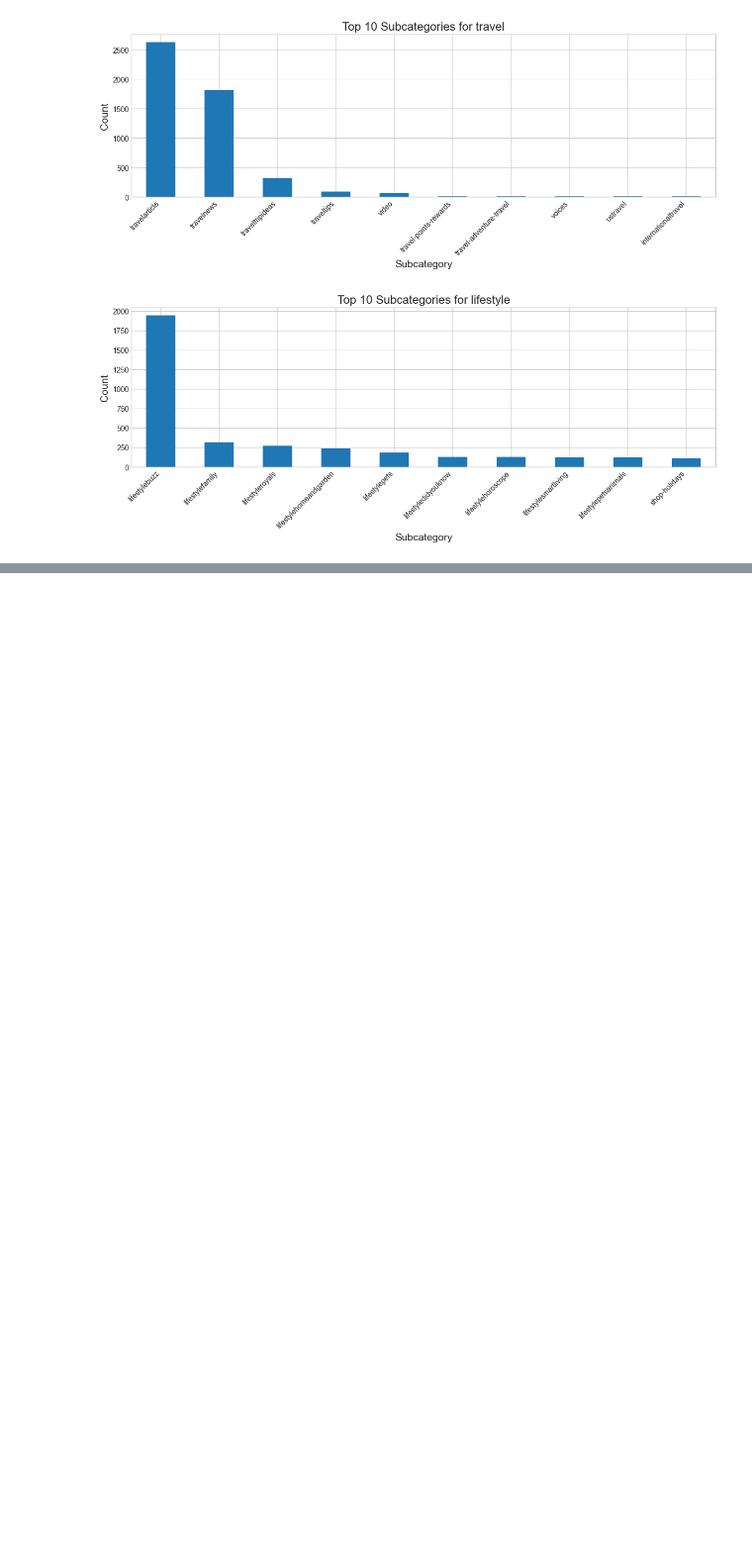
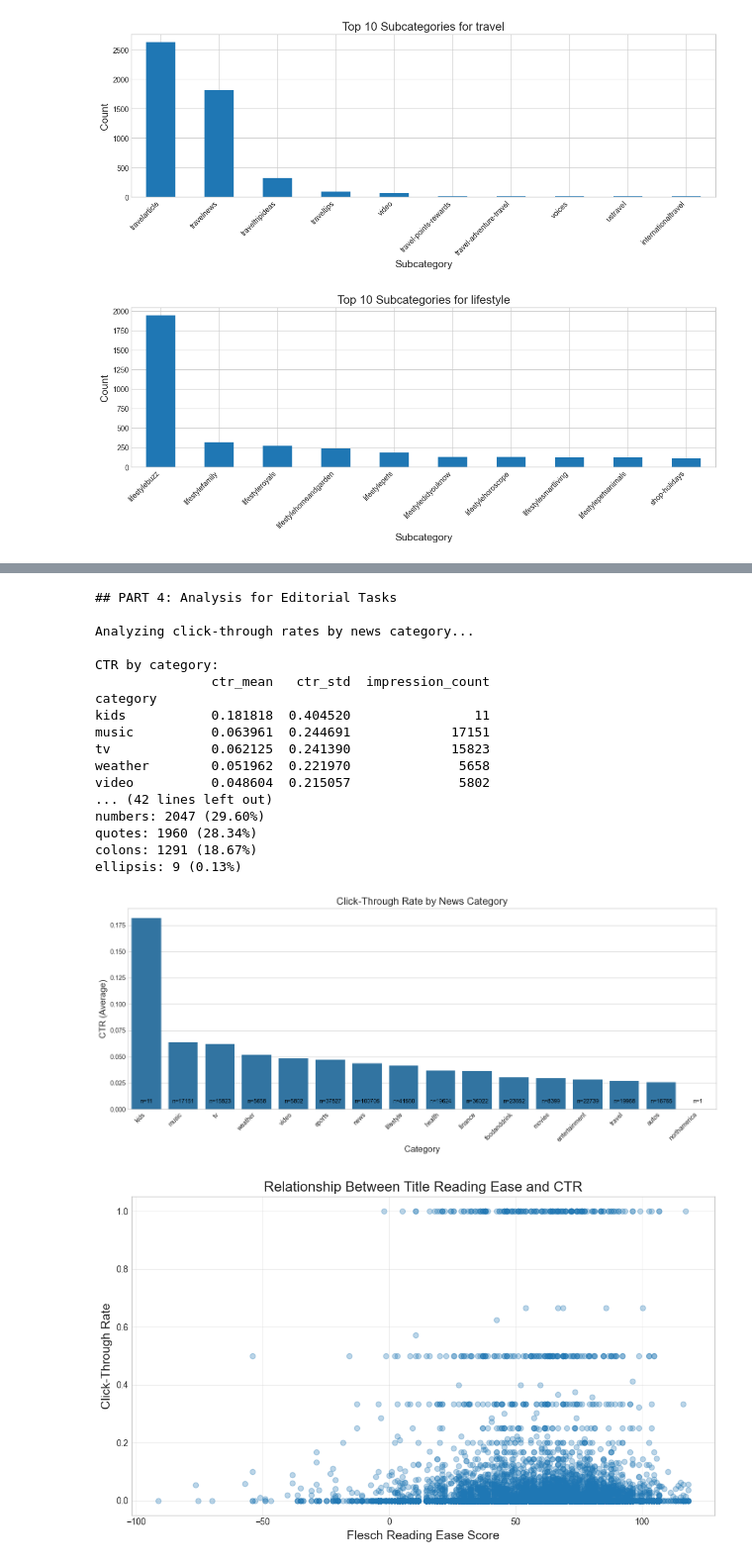
Before and after one commit to robertdshaw/agentic_news_editor, a Jupyter notebook: EDA_pipeline.ipynb, the cells around one changed output, grey strips where cells are left out. Shown at 99% size. Drawn from its saved outputs; the diff is of its cells as text; code cells hidden in the pictures; blank space fills up the shorter version.

```diff
--- a/EDA_pipeline.ipynb
+++ b/EDA_pipeline.ipynb
@@ -267,7 +288,7 @@ print("\n## PART 4: Analysis for Editorial Tasks")
 # Merge impressions with news data to analyze CTR by category
 print("\nAnalyzing click-through rates by news category...")
 merged_df = impressions_df.merge(
-    news_df[['newsID', 'category', 'subcategory', 'title', 'title_reading_ease']],
+    news_df[['newsID', 'category', 'subcategory', 'title', 'title_reading_ease', 'title_length']],
     left_on='news_id',
     right_on='newsID'
 )
@@ -363,33 +384,53 @@ def analyze_headline_patterns(titles):
             patterns['ellipsis'] += 1
 
     total = len(titles)
     return {k: (v, v/total*100) for k, v in patterns.items()}
 
 headline_patterns = analyze_headline_patterns(news_df['title'])
 print("\nHeadline patterns:")
 for pattern, (count, percentage) in headline_patterns.items():
     print(f"{pattern}: {count} ({percentage:.2f}%)")
 
 # Analyze headline patterns by engagement
 high_ctr_articles = article_stats[article_stats['ctr'] > article_stats['ctr'].median()]
 low_ctr_articles = article_stats[article_stats['ctr'] <= article_stats['ctr'].median()]
 
 high_ctr_news_ids = high_ctr_articles.index.tolist()
 low_ctr_news_ids = low_ctr_articles.index.tolist()
 
 high_ctr_titles = news_df[news_df['newsID'].isin(high_ctr_news_ids)]['title']
 low_ctr_titles = news_df[news_df['newsID'].isin(low_ctr_news_ids)]['title']
 
 high_ctr_patterns = analyze_headline_patterns(high_ctr_titles)
 low_ctr_patterns = analyze_headline_patterns(low_ctr_titles)
 
 print("\nHeadline patterns in high-engagement articles:")
 for pattern, (count, percentage) in high_ctr_patterns.items():
     print(f"{pattern}: {count} ({percentage:.2f}%)")
 
 print("\nHeadline patterns in low-engagement articles:")
 for pattern, (count, percentage) in low_ctr_patterns.items():
     print(f"{pattern}: {count} ({percentage:.2f}%)")
+# %% [output]
+## PART 4: Analysis for Editorial Tasks
+
+Analyzing click-through rates by news category...
+
+CTR by category:
+               ctr_mean   ctr_std  impression_count
+category
+kids           0.181818  0.404520                11
+music          0.063961  0.244691             17151
+tv             0.062125  0.241390             15823
+weather        0.051962  0.221970              5658
+video          0.048604  0.215057              5802
+... (42 lines left out)
+numbers: 2047 (29.60%)
+quotes: 1960 (28.34%)
+colons: 1291 (18.67%)
+ellipsis: 9 (0.13%)
+[figure, added]
+[figure, added]
 # %%
 # ===============================================================
 # PART 5: PREPARE DATA FOR THE AGENTIC NEWS EDITOR
```
Also changed, not shown: parts of 6 cells of this notebook, 1 other file.
